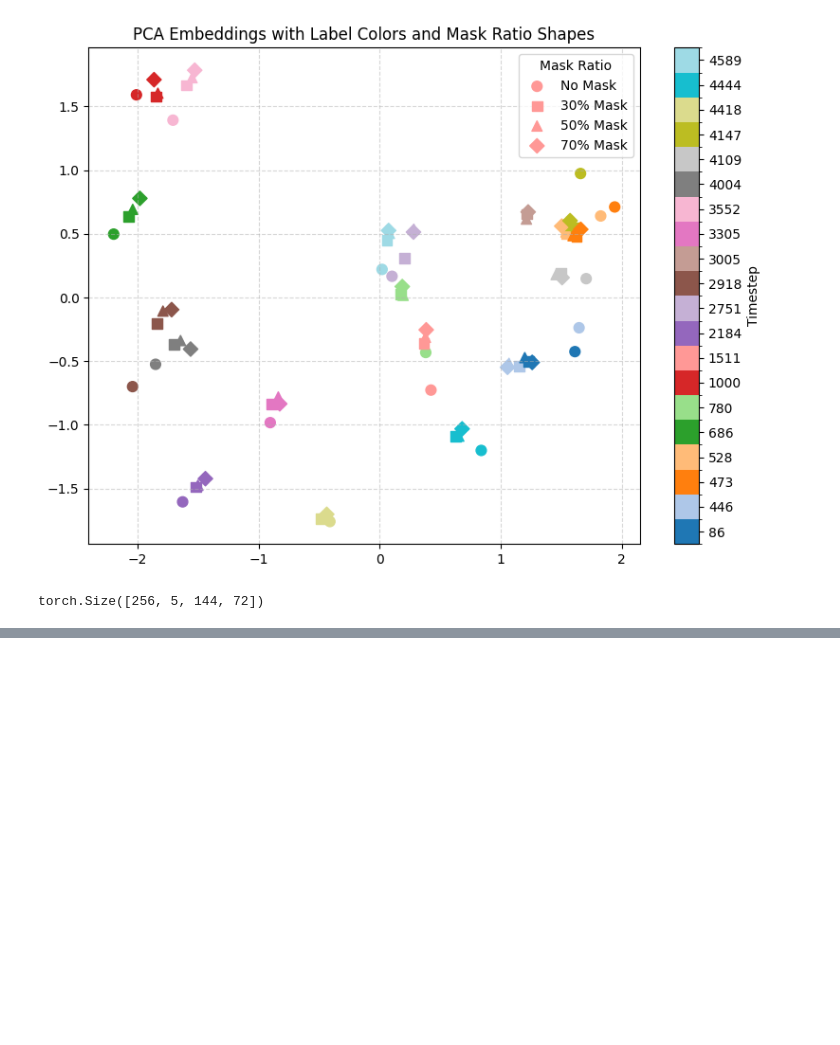
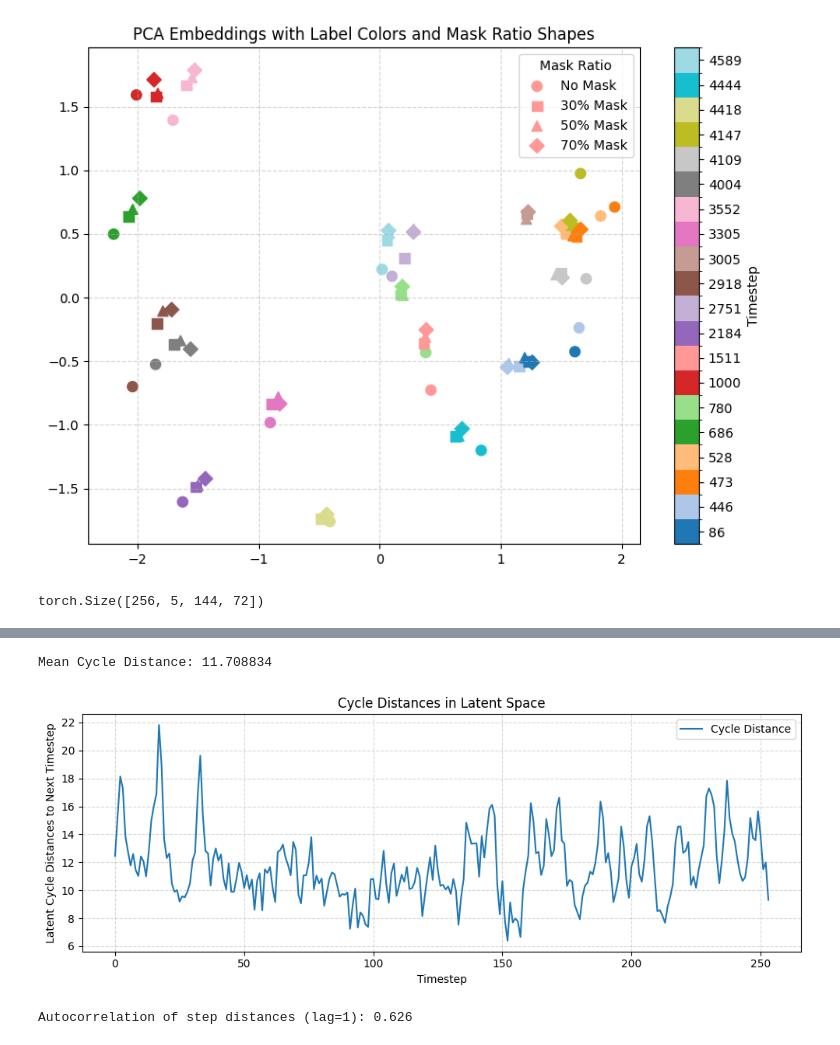
Before and after one commit to nathanwbailey/msc_project, a Jupyter notebook: part_3_robust/simclr_decoder_window_hard_neg_ratio/visual.ipynb, the cells around one changed output, grey strips where cells are left out. Drawn from its saved outputs; the diff is of its cells as text; code cells hidden in the pictures; blank space fills up the shorter version.

```diff
--- a/part_3_robust/simclr_decoder_window_hard_neg_ratio/visual.ipynb
+++ b/part_3_robust/simclr_decoder_window_hard_neg_ratio/visual.ipynb
@@ -426,0 +398,31 @@ Autocorrelation of step distances (lag=1): 0.560
+# %%
+cycle_dists = [
+    np.linalg.norm(
+        embeddings_masked_x_np[i + 1]
+        - 2 * embeddings_masked_x_np[i]
+        + embeddings_masked_x_np[i - 1]
+    )
+    ** 2
+    for i in range(1, len(embeddings_masked_x_np) - 1)
+]
+print("Mean Cycle Distance:", np.mean(cycle_dists))
+# %% [output]
+Mean Cycle Distance: 11.708834
+# %%
+plt.figure(figsize=(10, 4))
+plt.plot(cycle_dists, label="Cycle Distance")
+plt.xlabel("Timestep")
+plt.ylabel("Latent Cycle Distances to Next Timestep")
+plt.title("Cycle Distances in Latent Space")
+plt.grid(True, linestyle="--", alpha=0.5)
+plt.legend()
+plt.tight_layout()
+plt.show()
+# %% [output]
+[figure, added]
+# %%
+step_series = pd.Series(step_dists)
+autocorr = step_series.autocorr(lag=1)
+print(f"Autocorrelation of step distances (lag=1): {autocorr:.3f}")
+# %% [output]
+Autocorrelation of step distances (lag=1): 0.626
```
Also changed, not shown: parts of 34 cells of this notebook, 11 other files.
